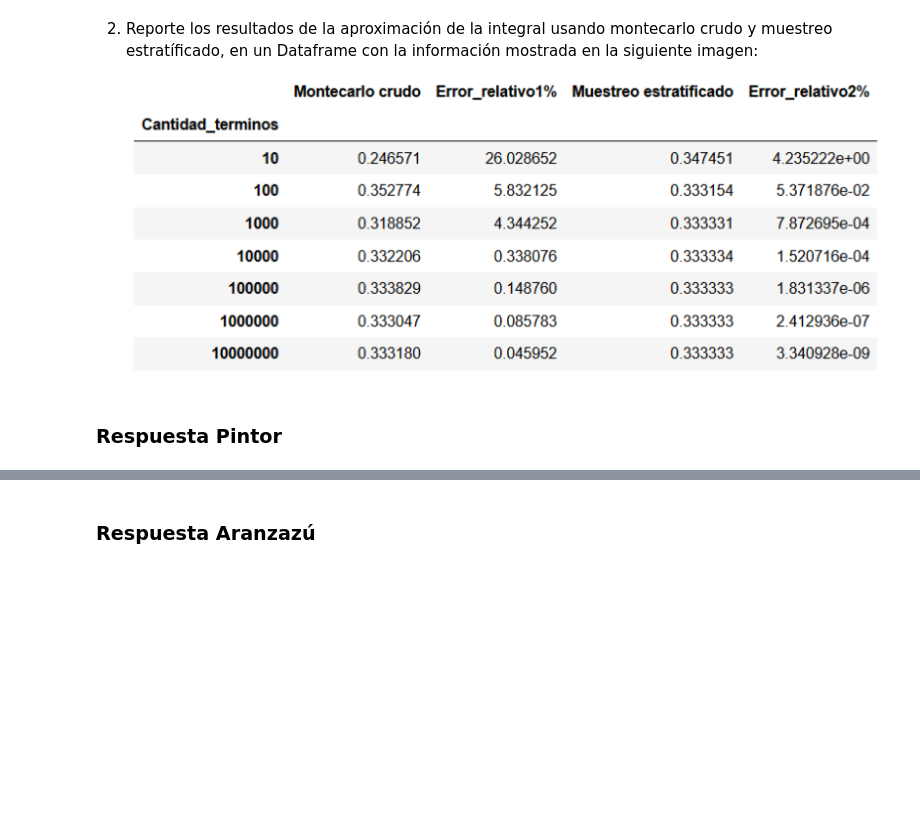
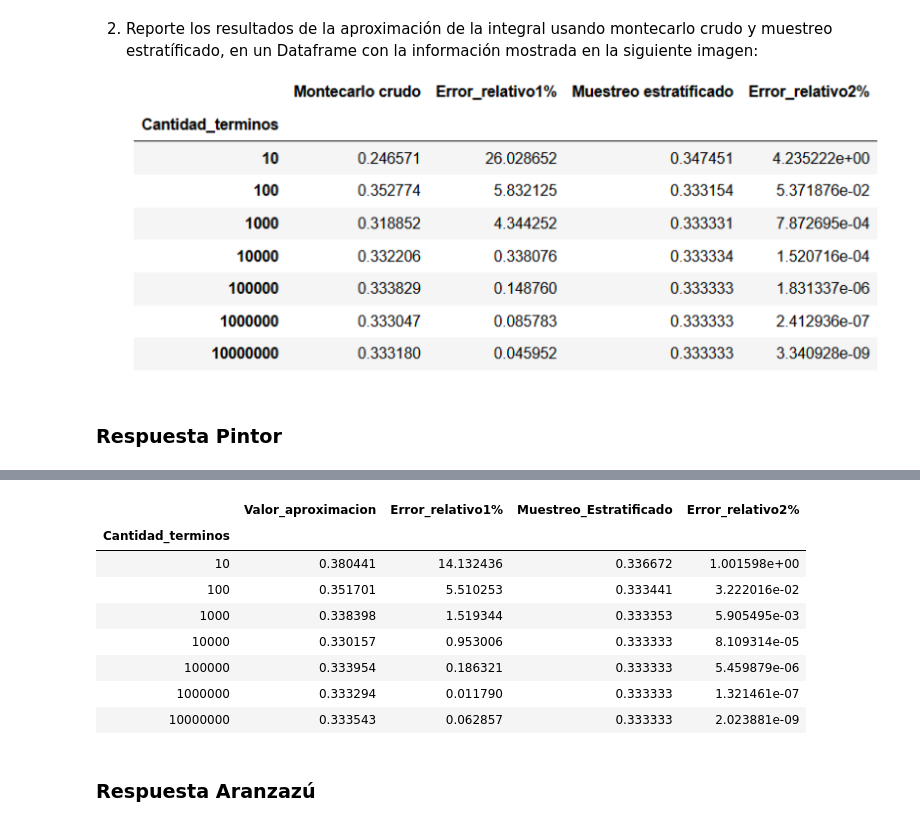
Before and after one commit to Aranzazu-R/Tareas7y8_RendonA_PintorD, a Jupyter notebook: Tarea7_simulación.ipynb, the cells around one changed output, grey strips where cells are left out. Saved outputs shown, nothing was run; the diff lists cells and outputs as text; code cells hidden in the pictures; blank space fills up the shorter version.

```diff
--- a/Tarea7_simulación.ipynb
+++ b/Tarea7_simulación.ipynb
@@ -30,3 +50,31 @@ Pasos
 ![image.png](attachment:image.png)
 # %% [markdown]
 ### Respuesta Pintor
+# %%
+# Método montecarlo crudo
+# Función de integración montecarlo
+def int_montecarlo(f:'Función a integrar',
+                   a:'Límite inferior de la integral',
+                   b:'Límite superior de la integral',
+                   U:'Muestra de números U~[a,b]'):
+    return (b-a)/len(U)*np.sum(f(U))
+# Intervalo de integración
+a, b = 0,1
+# Integral exacta
+I = 1/3
+# Términos en escala logarítmica
+N = np.logspace(1,7,7,dtype=int)
+# DataFrame para mostrar los resultados de la integración
+df = pd.DataFrame(index=N,columns=['Valor_aproximacion', 'Error_relativo1%'], dtype='float')
+df.index.name = "Cantidad_terminos"
+# Variables aleatorias uniformes para la integral
+ui = list(map(lambda N:np.random.uniform(a,b,N),N))
+# Función a evaluar mediante montecarlo
+f = lambda x: x**2
+# Aproximando función mediante términos y montecarlo
+I_m = list(map(lambda Y:int_montecarlo(f,a,b,Y),ui))
+# Pasando datos a la tabla
+df.loc[N,"Valor_aproximacion"] = I_m
+# Calculando el error relativo obtenido
+df.loc[N,"Error_relativo1%"] = np.abs(df.loc[N,"Valor_aproximacion"]-I)*100/I
+df
@@ -33,2 +91,21 @@ Pasos
+# %%
+# Método estratificado
+muestra = estratificar(N) #Llamando a la función estratificadora
+# Creando lista de ejecución para los valores finales del montecarlo
+I_m_E = list(map(lambda Y: int_montecarlo(f,a,b,Y),muestra))
+# Tabla final comparando montecarlo estratificado vs montecarlo crudo
+df["Muestreo_Estratificado"] = I_m_E
+df["Error_relativo2%"] = np.abs(df.loc[N,"Muestreo_Estratificado"]-I)*100/I
+df
+# %% [output]
+|  | Valor_aproximacion | Error_relativo1% | Muestreo_Estratificado | Error_relativo2% |
+| Cantidad_terminos |  |  |  |  |
+| 10 | 0.380441 | 14.132436 | 0.336672 | 1.001598e+00 |
+| 100 | 0.351701 | 5.510253 | 0.333441 | 3.222016e-02 |
+| 1000 | 0.338398 | 1.519344 | 0.333353 | 5.905495e-03 |
+| 10000 | 0.330157 | 0.953006 | 0.333333 | 8.109314e-05 |
+| 100000 | 0.333954 | 0.186321 | 0.333333 | 5.459879e-06 |
+| 1000000 | 0.333294 | 0.011790 | 0.333333 | 1.321461e-07 |
+| 10000000 | 0.333543 | 0.062857 | 0.333333 | 2.023881e-09 |
 # %% [markdown]
 ### Respuesta Aranzazú
```
Also changed, not shown: parts of 3 cells of this notebook.
